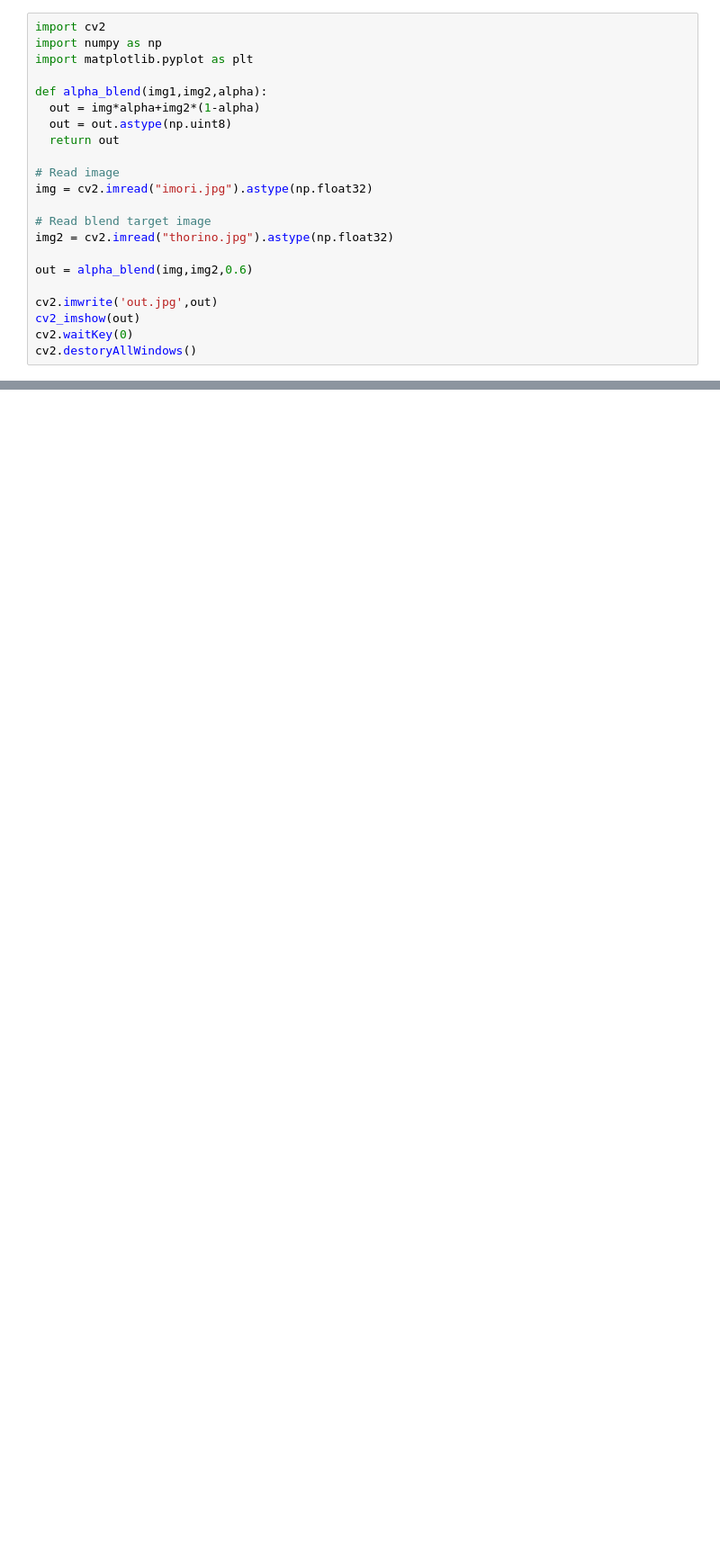
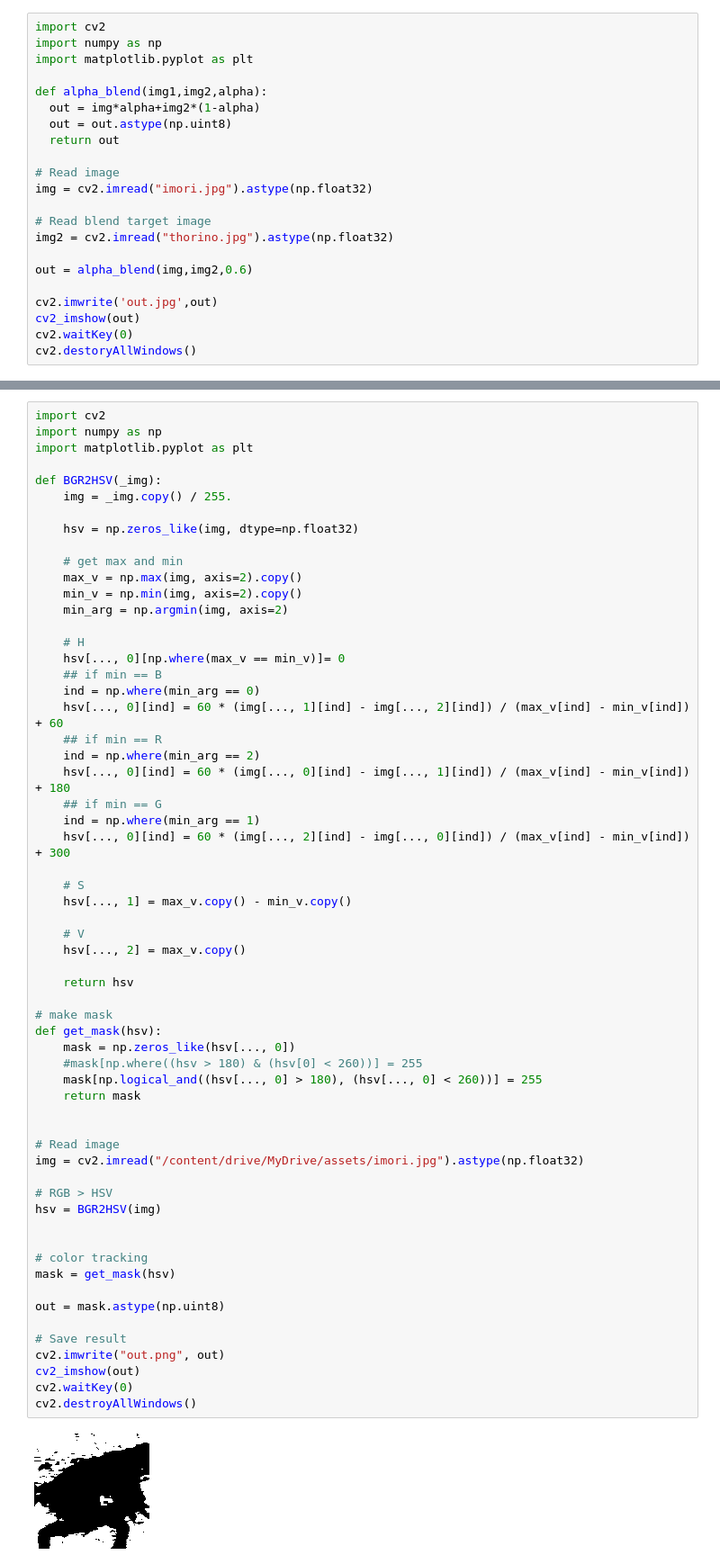
Before and after one commit to Koyac/Image100knocks1, a Jupyter notebook: Image100knocks3.ipynb, the cells around one changed output, grey strips where cells are left out. Shown at 90% size. Saved outputs shown, nothing was run; the diff lists cells and outputs as text; blank space fills up the shorter version.

```diff
--- a/Image100knocks3.ipynb
+++ b/Image100knocks3.ipynb
@@ -704,0 +1516,62 @@ cv2.destoryAllWindows()
+# %%
+import cv2
+import numpy as np
+import matplotlib.pyplot as plt
+
+def BGR2HSV(_img):
+	img = _img.copy() / 255.
+
+	hsv = np.zeros_like(img, dtype=np.float32)
+
+	# get max and min
+	max_v = np.max(img, axis=2).copy()
+	min_v = np.min(img, axis=2).copy()
+	min_arg = np.argmin(img, axis=2)
+
+	# H
+	hsv[..., 0][np.where(max_v == min_v)]= 0
+	## if min == B
+	ind = np.where(min_arg == 0)
+	hsv[..., 0][ind] = 60 * (img[..., 1][ind] - img[..., 2][ind]) / (max_v[ind] - min_v[ind]) + 60
+	## if min == R
+	ind = np.where(min_arg == 2)
+	hsv[..., 0][ind] = 60 * (img[..., 0][ind] - img[..., 1][ind]) / (max_v[ind] - min_v[ind]) + 180
+	## if min == G
+	ind = np.where(min_arg == 1)
+	hsv[..., 0][ind] = 60 * (img[..., 2][ind] - img[..., 0][ind]) / (max_v[ind] - min_v[ind]) + 300
+
+	# S
+	hsv[..., 1] = max_v.copy() - min_v.copy()
+
+	# V
+	hsv[..., 2] = max_v.copy()
+
+	return hsv
+
+# make mask
+def get_mask(hsv):
+	mask = np.zeros_like(hsv[..., 0])
+	#mask[np.where((hsv > 180) & (hsv[0] < 260))] = 255
+	mask[np.logical_and((hsv[..., 0] > 180), (hsv[..., 0] < 260))] = 255
+	return mask
+
+
+# Read image
+img = cv2.imread("/content/drive/MyDrive/assets/imori.jpg").astype(np.float32)
+
+# RGB > HSV
+hsv = BGR2HSV(img)
+
+
+# color tracking
+mask = get_mask(hsv)
+
+out = mask.astype(np.uint8)
+
+# Save result
+cv2.imwrite("out.png", out)
+cv2_imshow(out)
+cv2.waitKey(0)
+cv2.destroyAllWindows()
+# %% [output]
+[figure, added]
```
Also changed, not shown: parts of 9 cells of this notebook.
